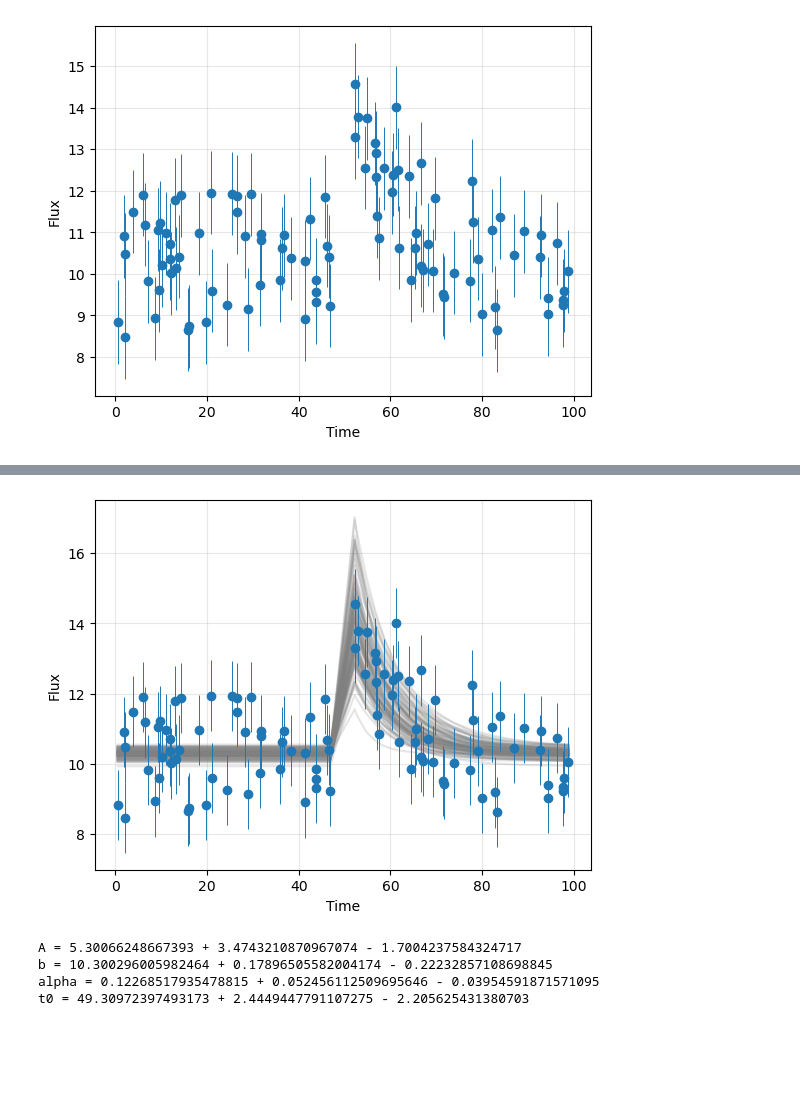
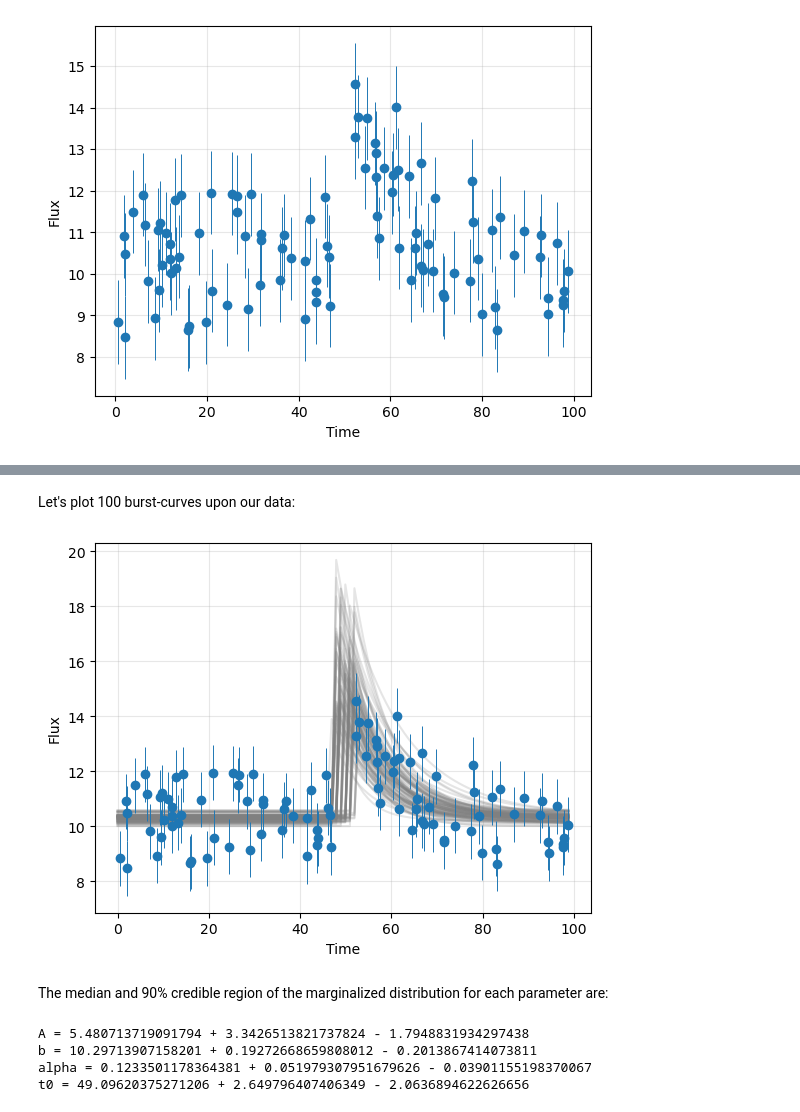
Before and after one commit to AlessiaCastoldi/Astrostatistics-exercises, a Jupyter notebook: L11 - The transient Universe.ipynb, the cells around one changed output, grey strips where cells are left out. Cells and saved outputs as stored; diff of their text form; code cells hidden in the pictures; blank space fills up the shorter version.

```diff
--- a/L11 - The transient Universe.ipynb
+++ b/L11 - The transient Universe.ipynb
@@ -131,21 +134,28 @@ fig = corner.corner(emcee_trace_thin, labels=labels, levels=[0.68,0.95], quantil
+# %% [markdown]
+Let's plot 100 burst-curves upon our data:
 # %%
 samples = [np.random.choice(emcee_trace_thin[:,i], size = 100) for i in range(len(theta_test))]
+x_grid = np.linspace(0, np.max(time), len(time))
 for i in range(100):
-    y = model ([samples[0][i], samples[1][i], samples[2][i], samples[3][i]], time)
-    plt.plot(time, y, color='gray', alpha=0.2)
+    y = model ([samples[0][i], samples[1][i], samples[2][i], samples[3][i]], x_grid)
+    plt.plot(x_grid, y, color='gray', alpha=0.2)
 
 plt.errorbar(time, flux, yerr=err, fmt='o', elinewidth=0.7)
 plt.xlabel('Time')
 plt.ylabel('Flux')
 plt.grid(alpha=0.3)
 # %% [output]
-[figure, old version]
+[figure, new version]
+# %% [markdown]
+The median and 90% credible region of the marginalized distribution for each parameter are:
 # %%
+med = []
 for i in range(len(theta_test)):
     low, median, up = np.quantile(emcee_trace_thin[:,i], [0.05, 0.5, 0.95])
     print(f'{labels[i]} = {median} + {up-median} - {median-low}')
+    med.append(median)
 # %% [output]
-A = 5.30066248667393 + 3.4743210870967074 - 1.7004237584324717
-b = 10.300296005982464 + 0.17896505582004174 - 0.22232857108698845
-alpha = 0.12268517935478815 + 0.052456112509695646 - 0.03954591871571095
-t0 = 49.30972397493173 + 2.4449447791107275 - 2.205625431380703
+A = 5.480713719091794 + 3.3426513821737824 - 1.7948831934297438
+b = 10.29713907158201 + 0.19272668659808012 - 0.2013867414073811
+alpha = 0.1233501178364381 + 0.051979307951679626 - 0.03901155198370067
+t0 = 49.09620375271206 + 2.649796407406349 - 2.0636894622626656
```
Also changed, not shown: parts of 10 cells of this notebook, 16 other files.
